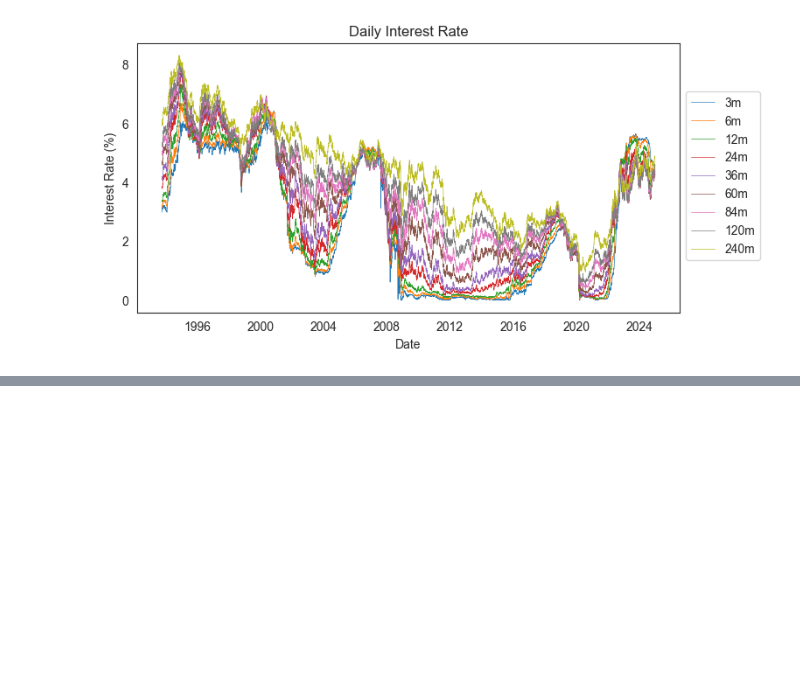
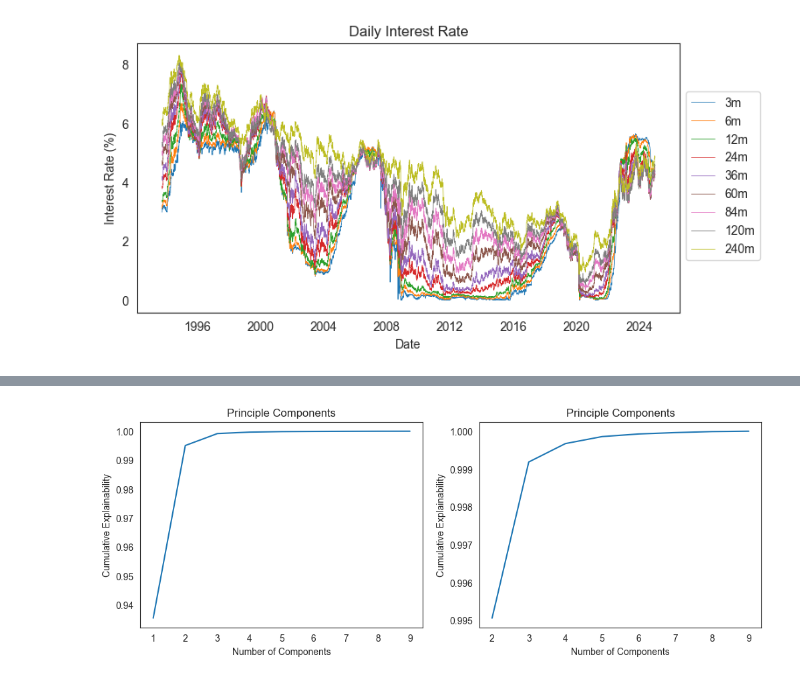
Before and after one commit to Kaatdj/Thesis-ALM, a Jupyter notebook: Yield Curve Simulation/NSS/oefening NSS.ipynb, the cells around one changed output, grey strips where cells are left out. Cells and saved outputs as stored; diff of their text form; code cells hidden in the pictures; blank space fills up the shorter version.

```diff
--- a/Yield Curve Simulation/NSS/oefening NSS.ipynb
+++ b/Yield Curve Simulation/NSS/oefening NSS.ipynb
@@ -138,0 +211,7 @@ plot_rates(df)
+# %%
+# Eigenvalue and eigenvectors
+eig_values, eig_vectors = np.linalg.eig(cov)
+
+# View the eigenvalues and vectors
+print("Eigenvalues:\t", eig_values[0])
+print("Eigenvectors:\t", eig_vectors[0])
@@ -138,0 +225,19 @@ plot_rates(df)
+# %%
+# Sort the eigenvectors
+idx = np.argsort(eig_values, axis=0)[::-1]
+sorted_eig_vectors = eig_vectors[:, idx]
+
+# Cumulative sum of the eigenvalues
+cumsum = np.cumsum(eig_values[idx]) / np.sum(eig_values[idx])
+xint = range(1, len(cumsum) + 1)
+
+# Plot the explainability by the number of components
+fig, ax = plt.subplots(figsize=(12,4), ncols=2, nrows=1)
+ax[0].plot(xint, cumsum)
+ax[0].set(title='Principle Components', xlabel='Number of Components', ylabel='Cumulative Explainability')
+
+ax[1].plot(xint[1:], cumsum[1:])
+ax[1].set(title='Principle Components', xlabel='Number of Components', ylabel='Cumulative Explainability')
+plt.show()
+# %% [output]
+[figure, added]
```
Also changed, not shown: parts of 26 cells of this notebook.
